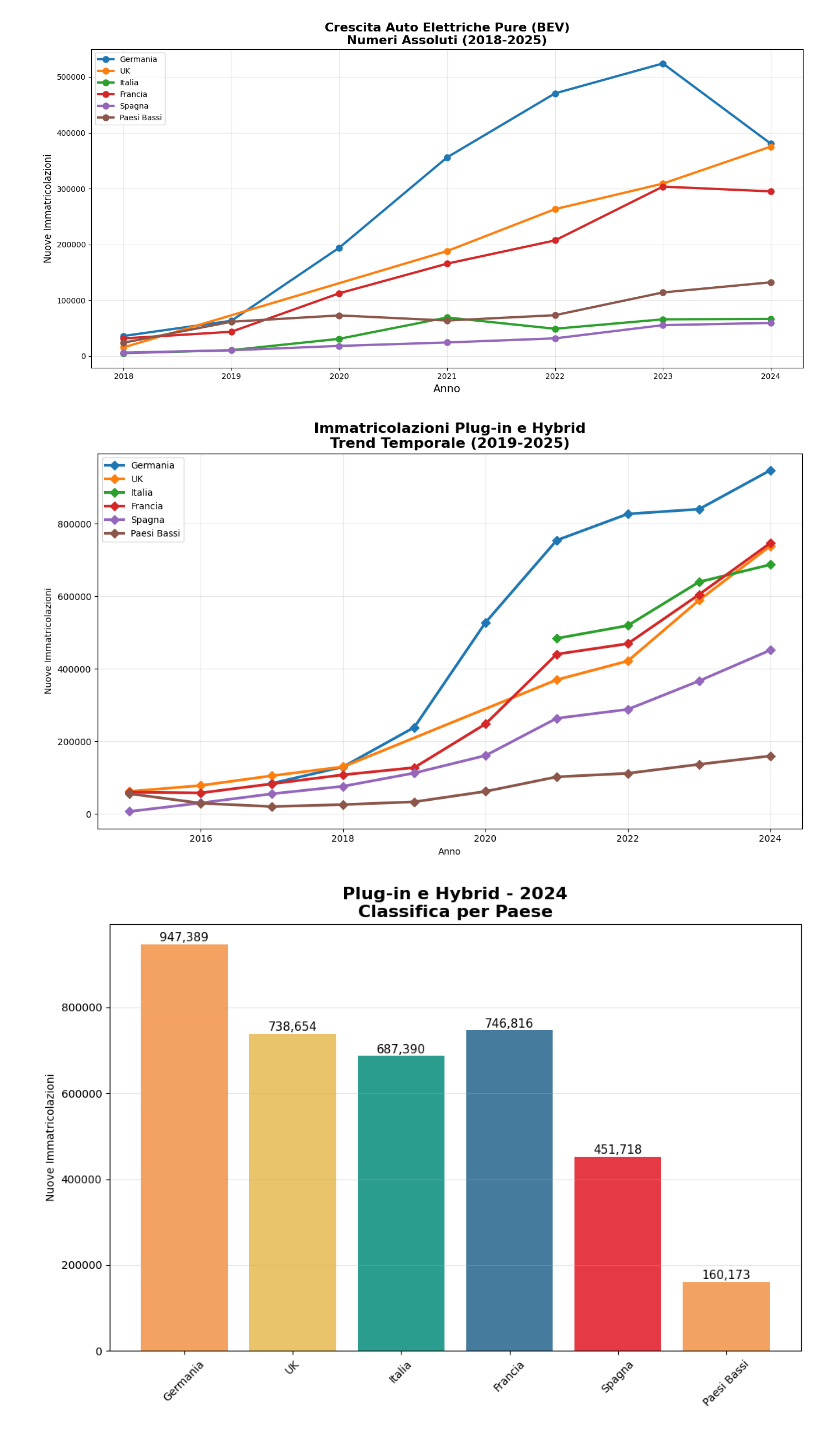
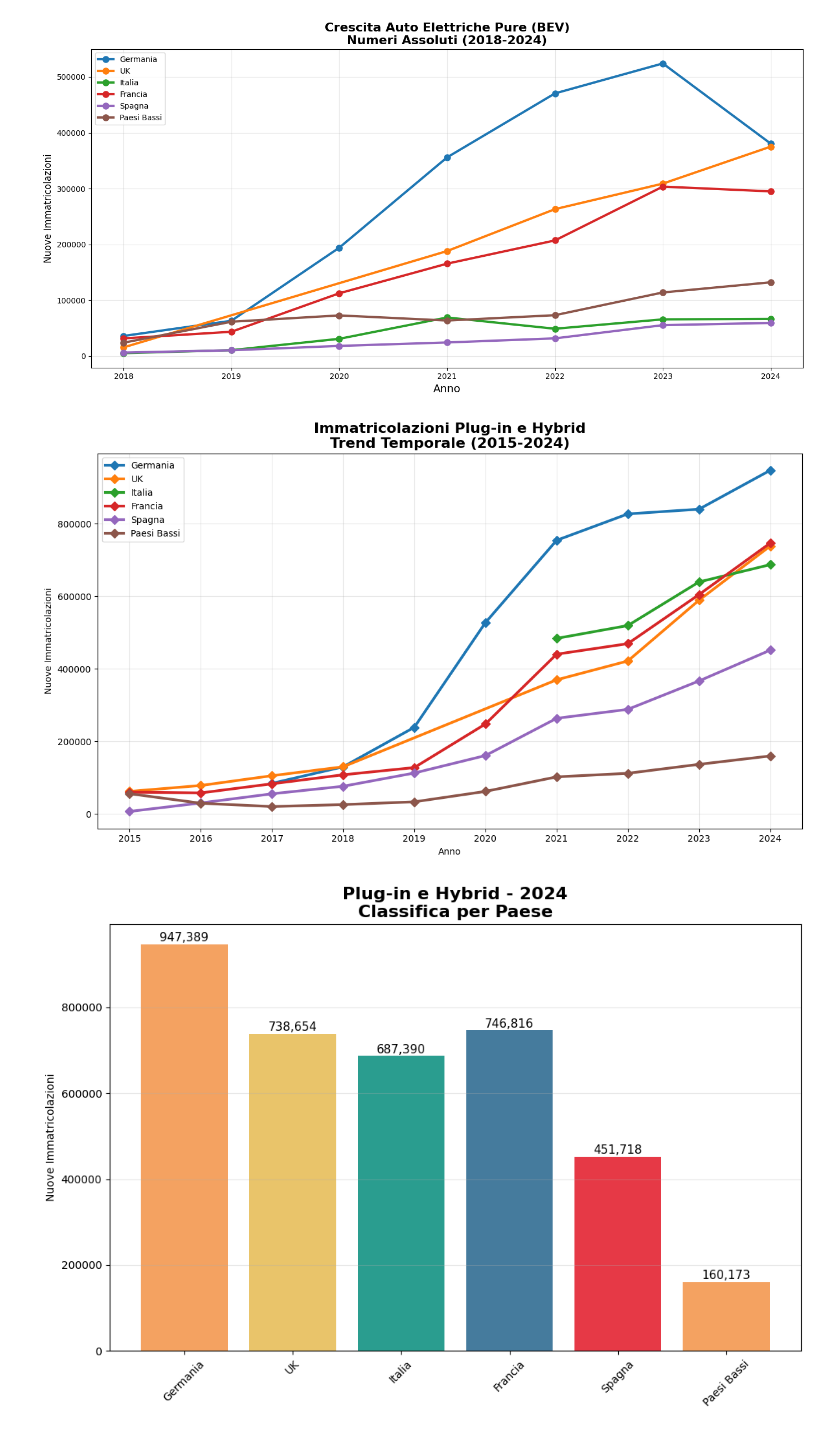
Before and after one commit to MarcoB27/data_visualization, a Jupyter notebook: script/combustion_engine_europe.ipynb, the cells around one changed output. Cells and saved outputs as stored; diff of their text form; code cells hidden in the pictures.

```diff
--- a/script/combustion_engine_europe.ipynb
+++ b/script/combustion_engine_europe.ipynb
@@ -206,30 +201,28 @@ plt.show()
 # %% [output]
 [figure]
 # %%
-# GRAFICO 1: Trend linee
-hybrid_data = grouped[grouped['Category'] == 'Plug-in e Hybrid']
-
 fig1, ax1 = plt.subplots(figsize=(12, 7))
 
 for country in countries.values():
     data_country = hybrid_data[hybrid_data['Country'] == country].sort_values('TIME_PERIOD')
     if not data_country.empty:
         ax1.plot(data_country['TIME_PERIOD'], data_country['OBS_VALUE'],
                  linewidth=3, marker='D', markersize=7, label=country)
 
-ax1.set_title('Immatricolazioni Plug-in e Hybrid\nTrend Temporale (2019-2025)',
+ax1.set_title('Immatricolazioni Plug-in e Hybrid\nTrend Temporale (2015-2024)',
               fontsize=16, fontweight='bold')
 ax1.set_xlabel('Anno')
 ax1.set_ylabel('Nuove Immatricolazioni')
 ax1.legend(fontsize=10)
 ax1.grid(True, alpha=0.3)
 ax1.tick_params(axis='x', rotation=0)
+ax1.set_xticks(sorted(hybrid_data['TIME_PERIOD'].unique()))  # ← label per ogni anno
 
 plt.tight_layout()
 plt.savefig('hybrid_trend.png', dpi=150, bbox_inches='tight')
 plt.show()
 # %% [output]
-[figure, old version]
+[figure, new version]
 # %%
 # GRAFICO 2: Barre ultimo anno
 last_year = hybrid_data['TIME_PERIOD'].max()
```
Also changed, not shown: parts of 2 cells of this notebook, 22 other files.
